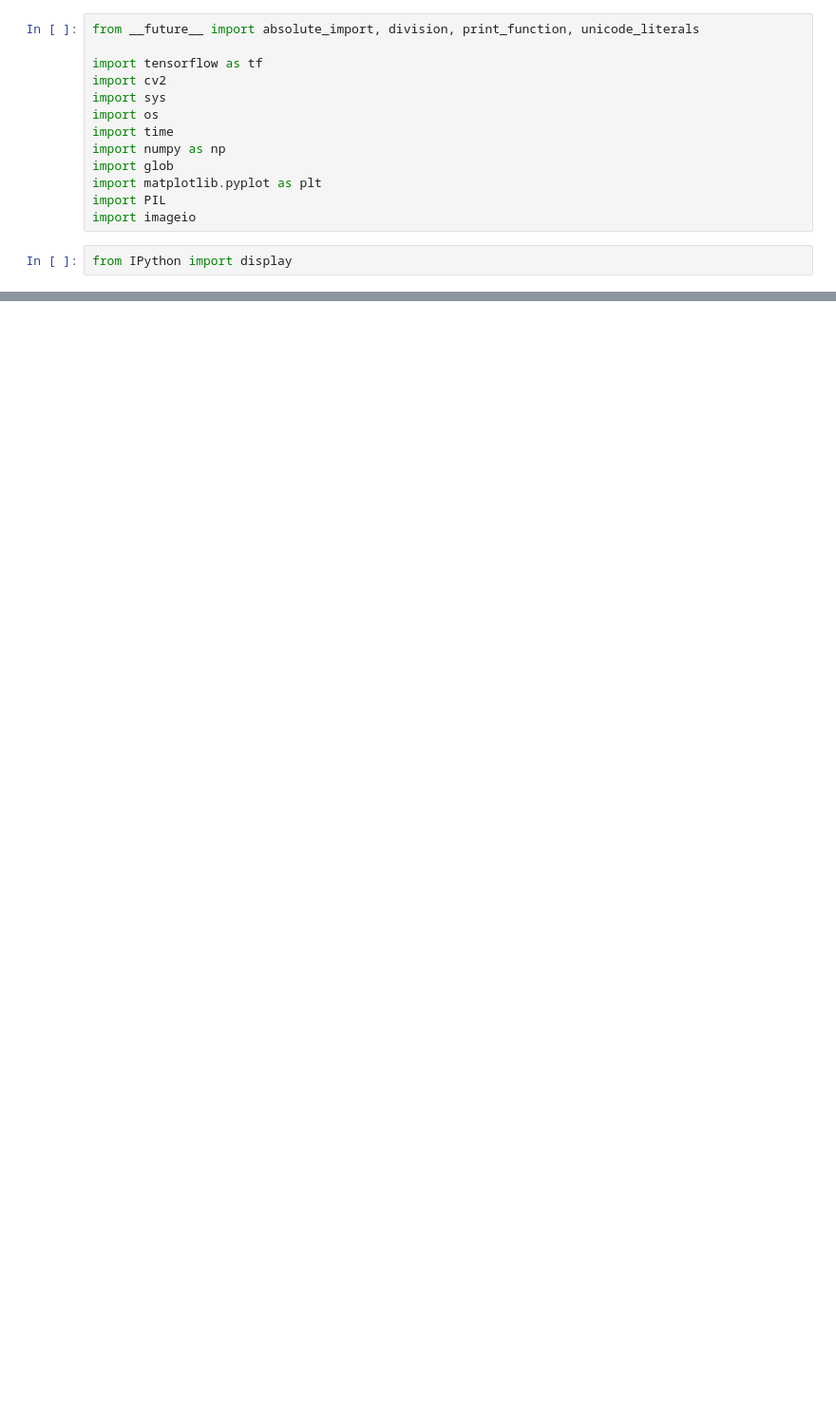
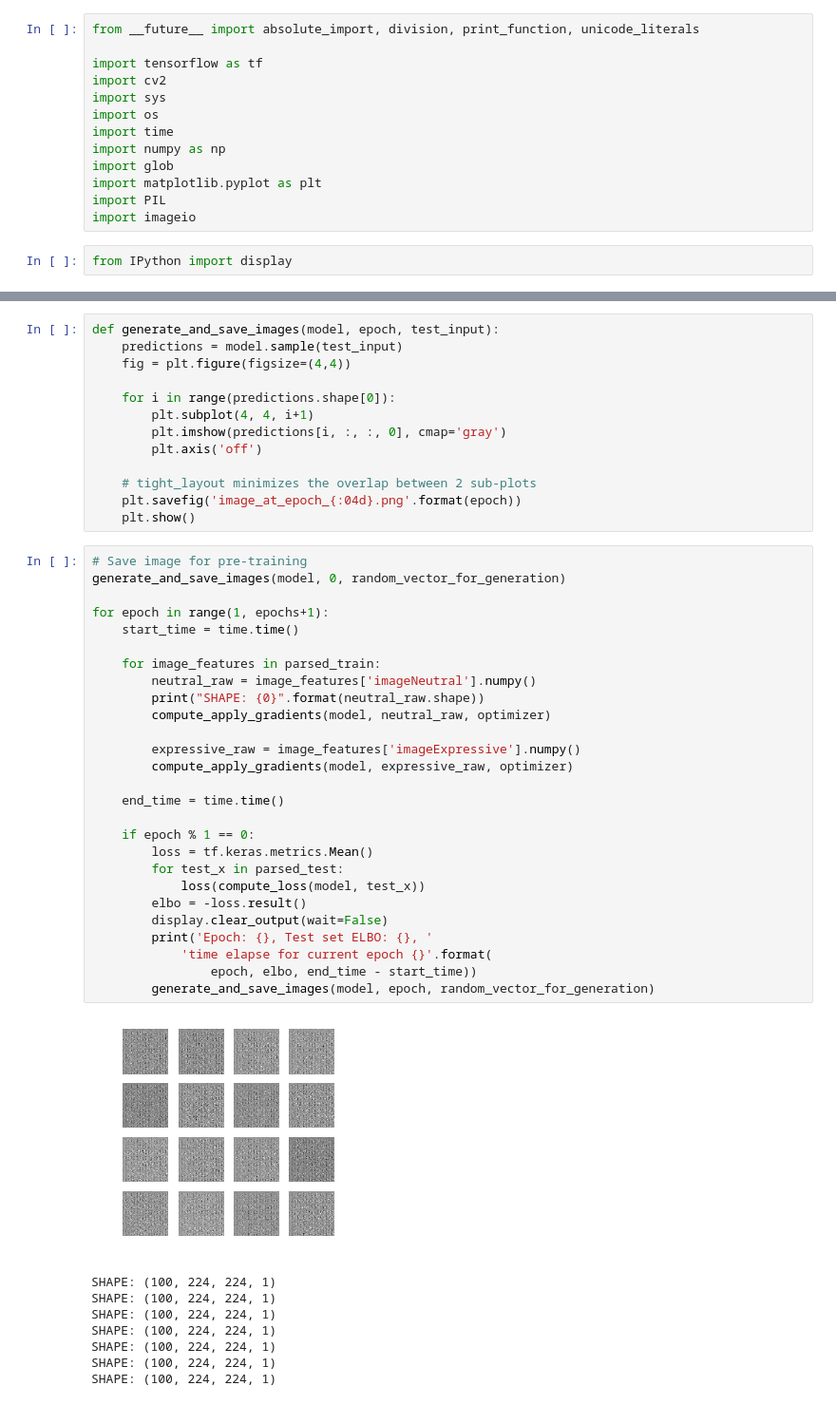
Before and after one commit to willtc111/StoicNet, a Jupyter notebook: Trainer.ipynb, the cells around one changed output, grey strips where cells are left out. Shown: that part at 95% size. Saved outputs shown, nothing was run; the diff lists cells and outputs as text; blank space fills up the shorter version.

```diff
--- a/Trainer.ipynb
+++ b/Trainer.ipynb
@@ -36,0 +177,49 @@ def parser(record):
+# %%
+def generate_and_save_images(model, epoch, test_input):
+    predictions = model.sample(test_input)
+    fig = plt.figure(figsize=(4,4))
+
+    for i in range(predictions.shape[0]):
+        plt.subplot(4, 4, i+1)
+        plt.imshow(predictions[i, :, :, 0], cmap='gray')
+        plt.axis('off')
+
+    # tight_layout minimizes the overlap between 2 sub-plots
+    plt.savefig('image_at_epoch_{:04d}.png'.format(epoch))
+    plt.show()
+# %%
+# Save image for pre-training
+generate_and_save_images(model, 0, random_vector_for_generation)
+
+for epoch in range(1, epochs+1):
+    start_time = time.time()
+
+    for image_features in parsed_train:
+        neutral_raw = image_features['imageNeutral'].numpy()
+        print("SHAPE: {0}".format(neutral_raw.shape))
+        compute_apply_gradients(model, neutral_raw, optimizer)
+
+        expressive_raw = image_features['imageExpressive'].numpy()
+        compute_apply_gradients(model, expressive_raw, optimizer)
+
+    end_time = time.time()
+
+    if epoch % 1 == 0:
+        loss = tf.keras.metrics.Mean()
+        for test_x in parsed_test:
+            loss(compute_loss(model, test_x))
+        elbo = -loss.result()
+        display.clear_output(wait=False)
+        print('Epoch: {}, Test set ELBO: {}, '
+            'time elapse for current epoch {}'.format(
+                epoch, elbo, end_time - start_time))
+        generate_and_save_images(model, epoch, random_vector_for_generation)
+# %% [output]
+[figure, added]
+SHAPE: (100, 224, 224, 1)
+SHAPE: (100, 224, 224, 1)
+SHAPE: (100, 224, 224, 1)
+SHAPE: (100, 224, 224, 1)
+SHAPE: (100, 224, 224, 1)
+SHAPE: (100, 224, 224, 1)
+SHAPE: (100, 224, 224, 1)
```
Also changed, not shown: parts of 6 cells of this notebook, 1 other file.
